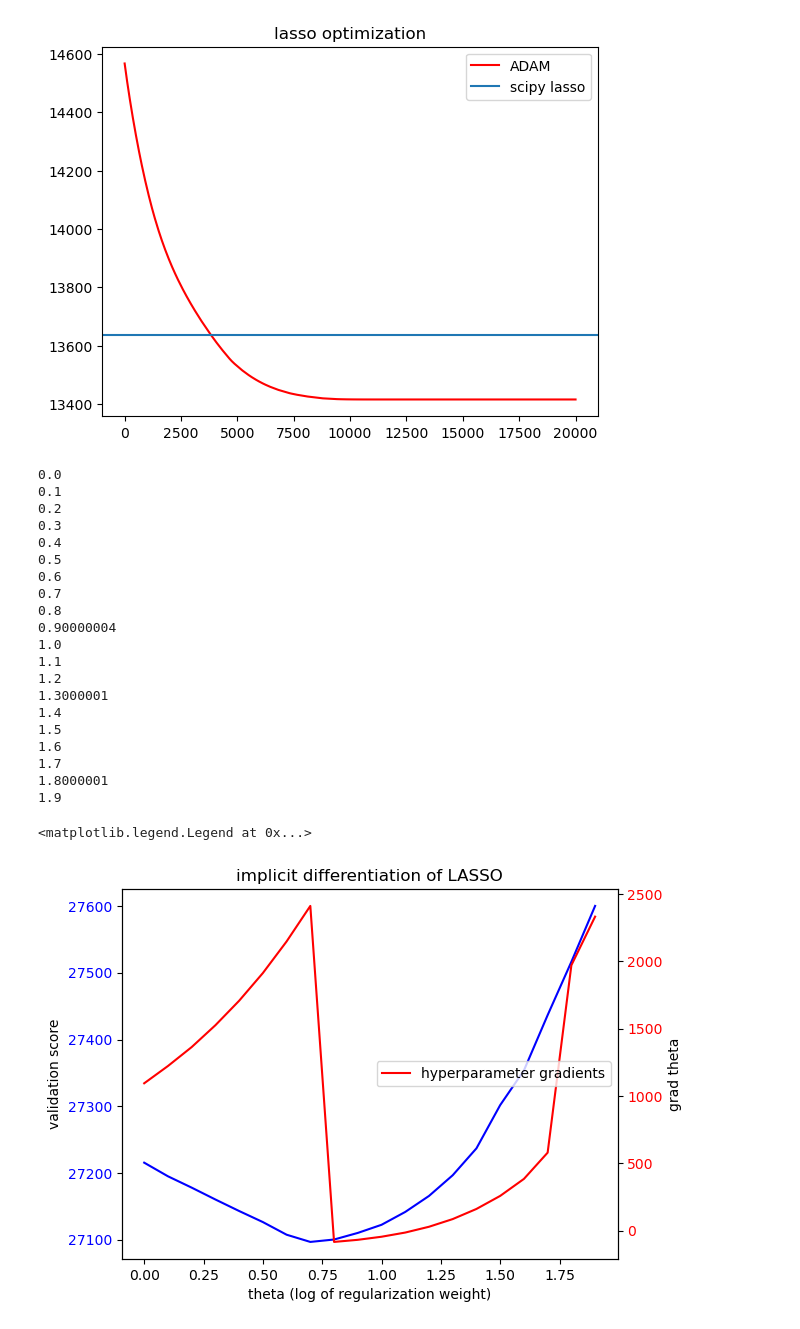
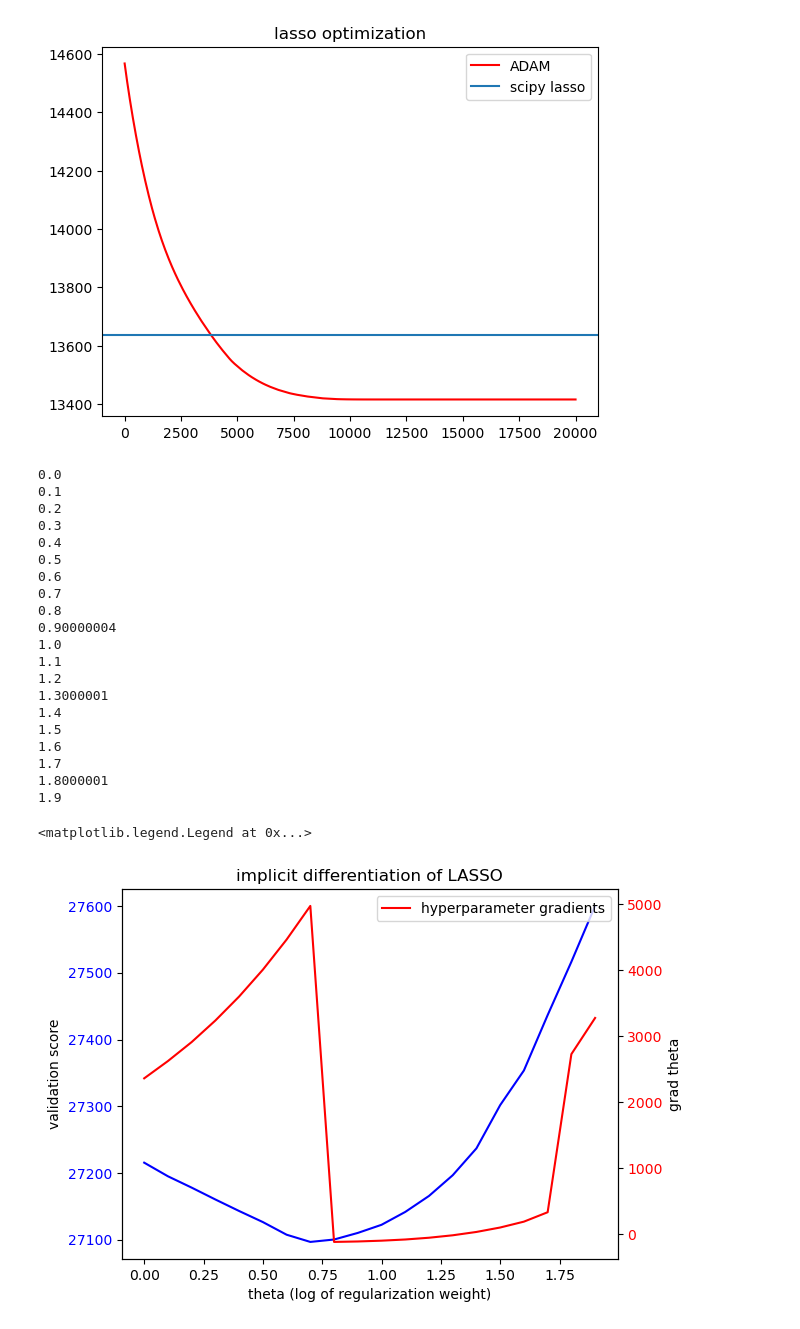
Before and after one commit to jacobe90/birdflow-bilevel, a Jupyter notebook: dev-notebooks/implicit-diff-conjugate-gradient-lasso.ipynb, the cells around one changed output. Saved outputs shown, nothing was run; the diff lists cells and outputs as text; code cells hidden in the pictures.

Commit message:
plotted jaxopt gradients and they look correct

```diff
--- a/dev-notebooks/implicit-diff-conjugate-gradient-lasso.ipynb
+++ b/dev-notebooks/implicit-diff-conjugate-gradient-lasso.ipynb
@@ -207,19 +210,30 @@ def hyperparameter_gradient(theta, data):
     X_tr, X_val, y_tr, y_val = data
     _, w_fit = solve_inner(theta, (X_tr, y_tr))
 
-    v = grad_outer(w_fit, (X_tr, y_tr))
+    # solve for hyperparameter gradient with conjugate gradient
+    v = grad_outer(w_fit, (X_val, y_val))
     B = jacobian(grad_inner, argnums=1)(w_fit, theta, (X_tr, y_tr))
-    A = jacobian(grad_inner, argnums=0)(w_fit, theta, (X_tr, y_tr))
-    J = jnp.dot(-jnp.linalg.inv(A), B) # pseudoinverse solver? plot results from solving with a linear system
-    grad_theta = jnp.dot(v, J)
+    A = -jacobian(grad_inner, argnums=0)(w_fit, theta, (X_tr, y_tr))
+#     print(B)
+    J = jnp.dot(jnp.linalg.inv(A), B)
+    grad_theta_direct = jnp.dot(v.T, J)
+#     def matvec_A(u):
+#         return jvp(lambda w: grad_inner(w, theta, (X_tr, y_tr)), (w_fit,), (u,))[1]
 
-    return grad_theta
+#     A = jacobian(grad_inner, argnums=0)(w_fit, theta, (X_tr, y_tr))
+
+#     u = conjugate_gradient(matvec_A, v.T)[0] # compute directly?
+#     grad_theta = -jnp.dot(u.T, B)
+
+    return grad_theta_direct
 
 # load data
 X, y = datasets.load_diabetes(return_X_y=True)
 X = preprocessing.normalize(X)
 data = model_selection.train_test_split(X, y, test_size=0.33, random_state=0)
 X_tr, X_val, y_tr, y_val = data
+
+hyperparameter_gradient(0.0, data)
 
 results = []
 for theta in jnp.arange(0, 2, 0.1):
@@ -244,31 +258,31 @@ ax2.plot(thetas, grads, color='red', label='hyperparameter gradients')
 ax2.set_xlabel('theta (log of regularization weight)')
 ax2.set_ylabel('grad theta')
 ax2.tick_params(axis='y', labelcolor='red')
 
 #plt.plot(thetas, loss, label='validation loss for theta')
            # Label for y-axis
 plt.title('implicit differentiation of LASSO')  # Title of the plot
 plt.legend()
 # %% [output]
 0.0
 0.1
 0.2
 0.3
 0.4
 0.5
 0.6
 0.7
 0.8
 0.90000004
 1.0
 1.1
 1.2
 1.3000001
 1.4
 1.5
 1.6
 1.7
 1.8000001
 1.9
 <matplotlib.legend.Legend at 0x...>
-[figure, old version]
+[figure, new version]
```
Also changed, not shown: parts of 1 cell of this notebook, 1 other file.
